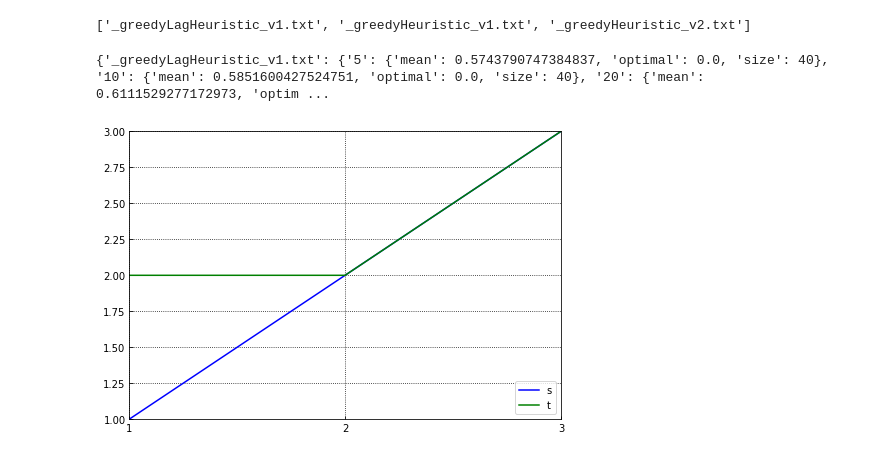
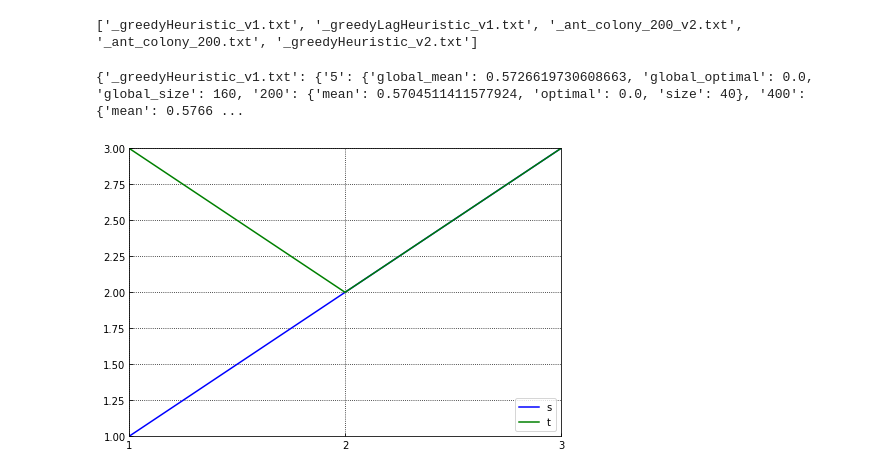
Before and after one commit to MartaRybarczyk/DNASequencing, a Jupyter notebook: results_description.ipynb, the cells around one changed output. Cells and saved outputs as stored; diff of their text form; code cells hidden in the pictures.

Commit message:
results continuation

```diff
--- a/results_description.ipynb
+++ b/results_description.ipynb
@@ -4,16 +4,18 @@ import sys
 import json
 
 data_files = os.listdir('.')
-data_files = [f for f in data_files if f[:2] == '_g']
+data_files = [f for f in data_files if f[:1] == '_']
 
 print(data_files)
 # %% [output]
-['_greedyLagHeuristic_v1.txt', '_greedyHeuristic_v1.txt', '_greedyHeuristic_v2.txt']
+['_greedyHeuristic_v1.txt', '_greedyLagHeuristic_v1.txt', '_ant_colony_200_v2.txt', '_ant_colony_200.txt', '_greedyHeuristic_v2.txt']
 # %%
 import numpy as np
 
 results = {}
 out = {}
+
+dna_lengths = ['200', '400', '500', '600']
 
 for fil in data_files:
     with open(fil, 'r') as f:
@@ -23,17 +25,26 @@ for fil in data_files:
         for error_rate in results[fil]['files']:
             files = results[fil]['files'][error_rate]
             res_values[error_rate] = {}
-            res_values[error_rate]['mean'] = np.mean(np.array([files[f]['quality'] for f in files]))
+
+            res_values[error_rate]['global_mean'] = np.mean(np.array([files[f]['quality'] for f in files]))
 
             #optimal solutions
-            res_values[error_rate]['optimal'] = np.sum(np.array([1 for f in files if files[f]['quality'] == 1]))
+            res_values[error_rate]['global_optimal'] = np.sum(np.array([1 for f in files if files[f]['quality'] == 1]))
 
-            res_values[error_rate]['size'] = len([f for f in files])
+            res_values[error_rate]['global_size'] = len([f for f in files])
+
+            #for each length
+            for l in dna_lengths:
+                res_values[error_rate][l] = {}
+                res_values[error_rate][l]['mean'] = np.mean(np.array([files[f]['quality'] for f in files if f[:3] == l]))
+                res_values[error_rate][l]['optimal'] = np.sum(np.array([1 for f in files if files[f]['quality'] == 1 and f[:3] == l]))
+                res_values[error_rate][l]['size'] = len([f for f in files if f[:3] == l])
+
         out[fil] = res_values
 
 print(out)
 # %% [output]
-{'_greedyLagHeuristic_v1.txt': {'5': {'mean': 0.5743790747384837, 'optimal': 0.0, 'size': 40}, '10': {'mean': 0.5851600427524751, 'optimal': 0.0, 'size': 40}, '20': {'mean': 0.6111529277172973, 'optim ...
+{'_greedyHeuristic_v1.txt': {'5': {'global_mean': 0.5726619730608663, 'global_optimal': 0.0, 'global_size': 160, '200': {'mean': 0.5704511411577924, 'optimal': 0.0, 'size': 40}, '400': {'mean': 0.5766 ...
 # %%
 import matplotlib.pyplot as plt
 
@@ -51,32 +62,32 @@ def plot_results(x_series, y_series, legendNames = None, xLabel='', yLabel='', x
         #legend
     a1.legend(labels = legendNames, loc = 'lower right')
     a1.set_xlabel(xLabel, fontsize = 14)
 
     a1.set_ylabel(yLabel, fontsize = 14)
     #grid
     a1.grid(color = 'k', ls = ':')
     #limits
     if limits is None:
         y_min = min([min(ser) for ser in y_series])
         y_max = max([max(ser) for ser in y_series])
         x_min = min([min(ser) for ser in x_series])
         x_max = max([max(ser) for ser in x_series])
     else:
         y_min = limits[2]
         y_max = limits[3]
         x_min = limits[0]
         x_max = limits[1]
     a1.set_ylim(y_min, y_max)
     a1.set_xlim(x_min, x_max)
     if xTicks is not None:
         a1.set_xticks(xTicks)
     #ticks
 
     a1.tick_params(direction = 'in')
 
     return __plot
 
-tmp = plot_results([[1,2,3], [1,2,3]], [[1,2,3], [2,2,3]], xTicks=[1,2,3], legendNames=['s', 't'])
+tmp = plot_results([[1,2,3], [1,2,3]], [[1,2,3], [3,2,3]], xTicks=[1,2,3], legendNames=['s', 't'])
 plt.show()
 # %% [output]
-[figure, old version]
+[figure, new version]
```
Also changed, not shown: parts of 1 cell of this notebook, 2 other files.
